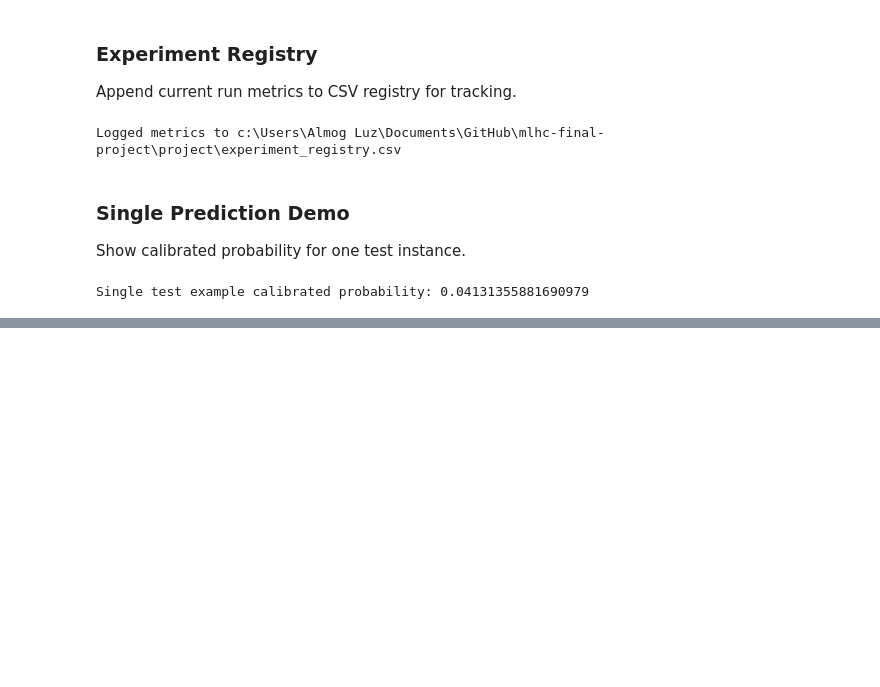
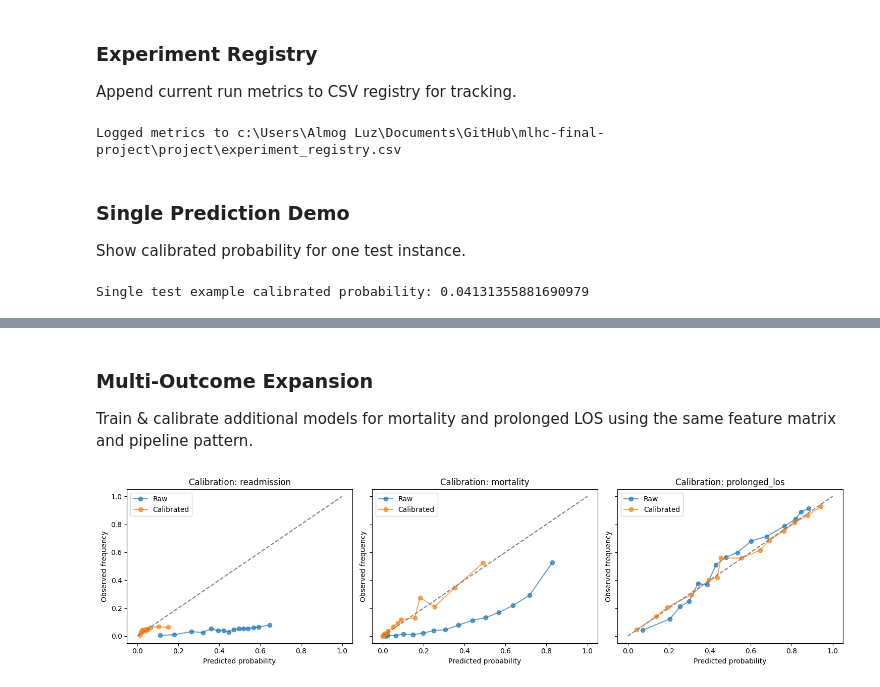
Before and after one commit to almog-luz/mlhc-final-project, a Jupyter notebook: project/notebooks/mlhc_final_pipeline.ipynb, the cells around one changed output, grey strips where cells are left out. Drawn from its saved outputs; the diff is of its cells as text; code cells hidden in the pictures; blank space fills up the shorter version.

```diff
--- a/project/notebooks/mlhc_final_pipeline.ipynb
+++ b/project/notebooks/mlhc_final_pipeline.ipynb
@@ -535,0 +627,52 @@ Single test example calibrated probability: 0.04131355881690979
+# %% [markdown]
+### Multi-Outcome Expansion
+Train & calibrate additional models for mortality and prolonged LOS using the same feature matrix and pipeline pattern.
+# %%
+# Calibration (reliability) curves for all targets
+import matplotlib.pyplot as plt
+from sklearn.calibration import calibration_curve
+
+# Collect target specs: (name, label_col, model artifact prefix, already have base readmission objects in memory)
+calibration_targets = [
+    ("readmission", "readmission_label", final_model, iso, y_te, cal_proba_test),
+]
+
+# Load added target models & calibrators from disk to ensure reproducibility
+for tgt_name, label_col in [("mortality", "mortality_label"), ("prolonged_los", "prolonged_los_label")]:
+    import joblib, numpy as np
+    model_path = ARTIFACTS_DIR / f"model_{tgt_name}.joblib"
+    iso_path = ARTIFACTS_DIR / f"isotonic_{tgt_name}.joblib"
+    if not model_path.exists():
+        print(f"Warning: missing model artifact for {tgt_name}")
+        continue
+    model_t = joblib.load(model_path)
+    iso_t = joblib.load(iso_path)
+    y_all = labels_df[label_col].astype(int).to_numpy()
+    subj_to_pos = {sid:i for i,sid in enumerate(subject_index)}
+    idx_te_local = np.array([subj_to_pos[s] for s in sid_te])
+    y_te_local = y_all[idx_te_local]
+    raw_prob = model_t.predict_proba(X_te)[:,1]
+    cal_prob = iso_t.transform(raw_prob)
+    calibration_targets.append((tgt_name, label_col, model_t, iso_t, y_te_local, cal_prob))
+
+n_cols = 3
+fig, axes = plt.subplots(1, len(calibration_targets), figsize=(5*len(calibration_targets),4), sharey=True)
+if len(calibration_targets) == 1:
+    axes = [axes]
+
+for ax, (tgt_name, label_col, model_obj, iso_obj, y_true_t, cal_prob) in zip(axes, calibration_targets):
+    # raw (if available)
+    raw_prob = model_obj.predict_proba(X_te)[:,1]
+    frac_pos_raw, mean_pred_raw = calibration_curve(y_true_t, raw_prob, n_bins=15, strategy='quantile')
+    frac_pos_cal, mean_pred_cal = calibration_curve(y_true_t, cal_prob, n_bins=15, strategy='quantile')
+    ax.plot(mean_pred_raw, frac_pos_raw, marker='o', label='Raw', alpha=0.7)
+    ax.plot(mean_pred_cal, frac_pos_cal, marker='o', label='Calibrated', alpha=0.7)
+    ax.plot([0,1],[0,1], linestyle='--', color='gray')
+    ax.set_title(f"Calibration: {tgt_name}")
+    ax.set_xlabel('Predicted probability')
+    ax.set_ylabel('Observed frequency')
+    ax.legend()
+plt.tight_layout()
+plt.show()
+# %% [output]
+[figure, added]
```
Also changed, not shown: parts of 3 cells of this notebook, 21 other files.
